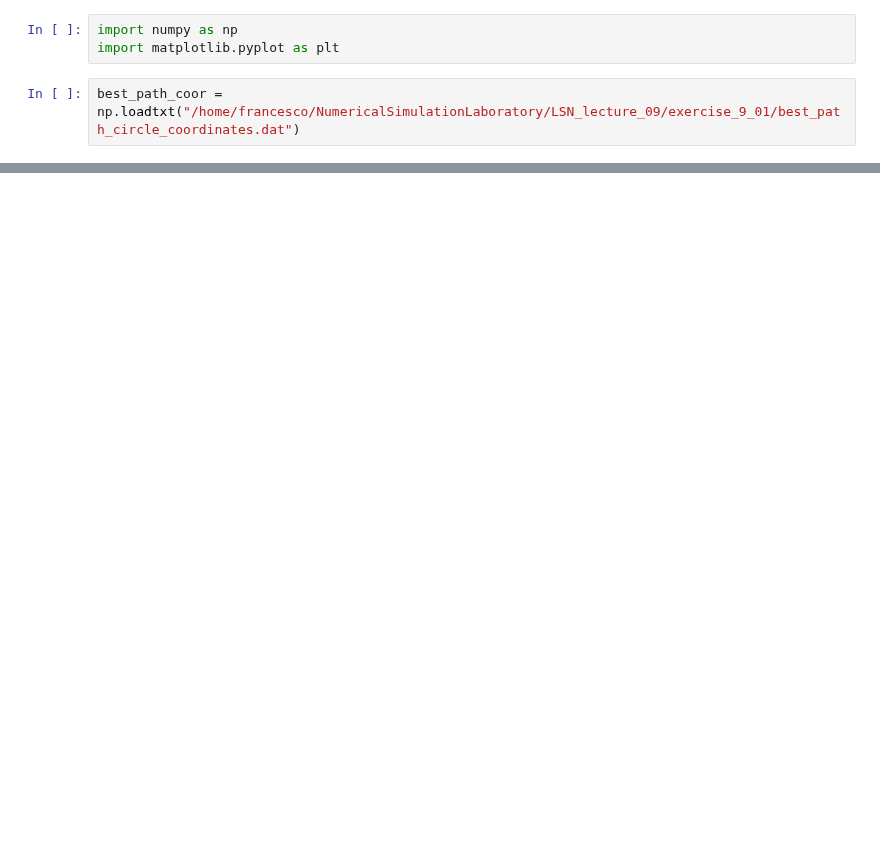
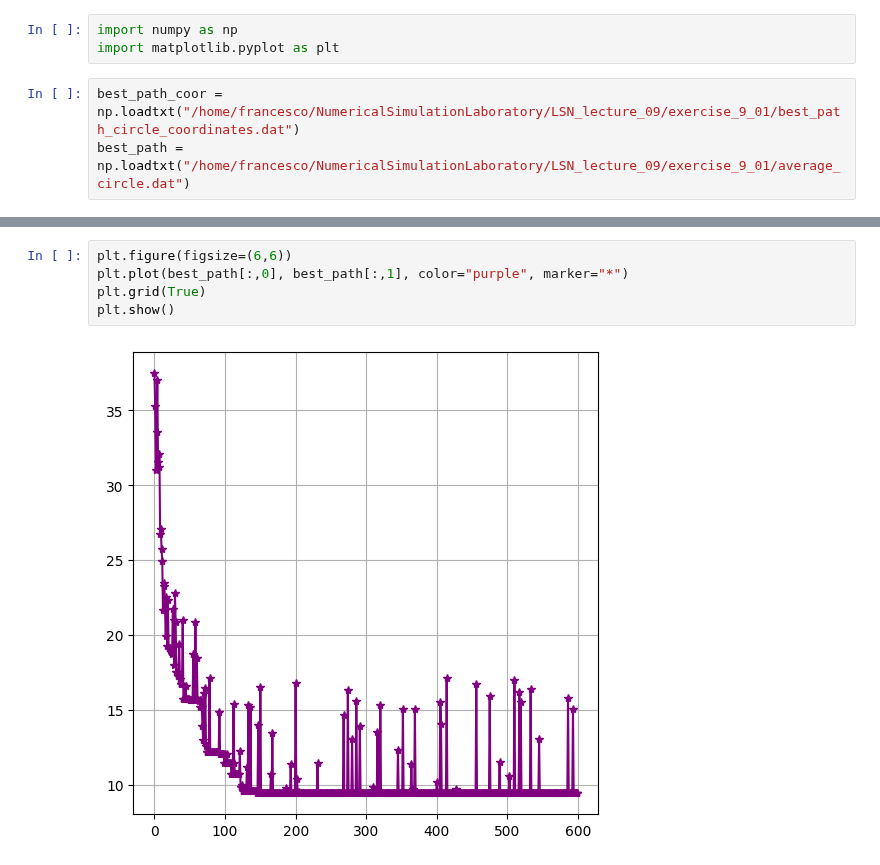
Before and after one commit to francescogrienti/NumericalSimulationLaboratory, a Jupyter notebook: LSN_lecture_09/exercise_9_01/exercise_09.ipynb, the cells around one changed output, grey strips where cells are left out. Saved outputs shown, nothing was run; the diff lists cells and outputs as text; blank space fills up the shorter version.

Commit message:
Fixes exercise 9

```diff
--- a/LSN_lecture_09/exercise_9_01/exercise_09.ipynb
+++ b/LSN_lecture_09/exercise_9_01/exercise_09.ipynb
@@ -3,6 +3,7 @@ import numpy as np
 import matplotlib.pyplot as plt
 # %%
 best_path_coor = np.loadtxt("/home/francesco/NumericalSimulationLaboratory/LSN_lecture_09/exercise_9_01/best_path_circle_coordinates.dat")
+best_path = np.loadtxt("/home/francesco/NumericalSimulationLaboratory/LSN_lecture_09/exercise_9_01/average_circle.dat")
 # %%
 plt.figure(figsize=(6,6))
 plt.plot(best_path_coor[:,0], best_path_coor[:,1], color="purple", marker="*", label='Best path')
@@ -13,0 +14,7 @@ IndexError: too many indices for array: array is 1-dimensional, but 2 were index
+# %%
+plt.figure(figsize=(6,6))
+plt.plot(best_path[:,0], best_path[:,1], color="purple", marker="*")
+plt.grid(True)
+plt.show()
+# %% [output]
+[figure, added]
```
Also changed, not shown: parts of 1 cell of this notebook, 8 other files.
